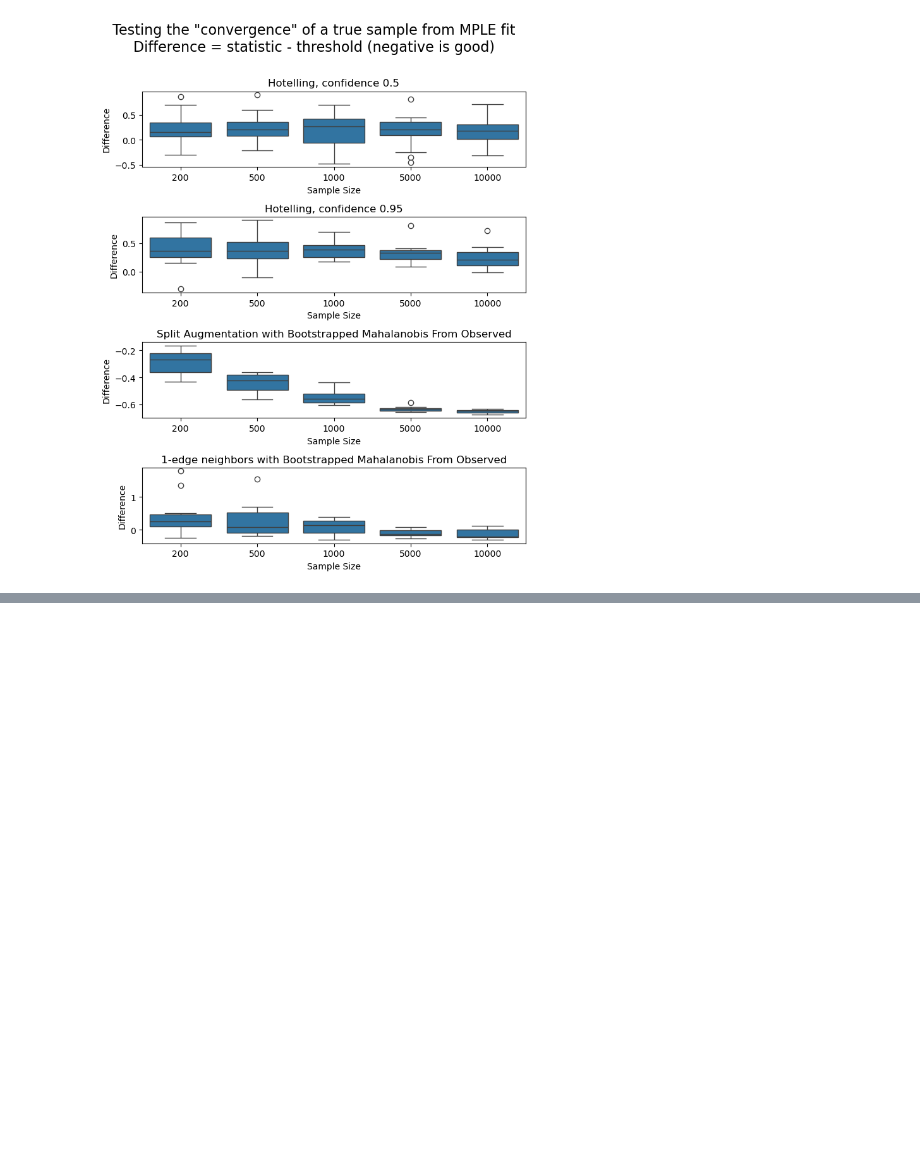
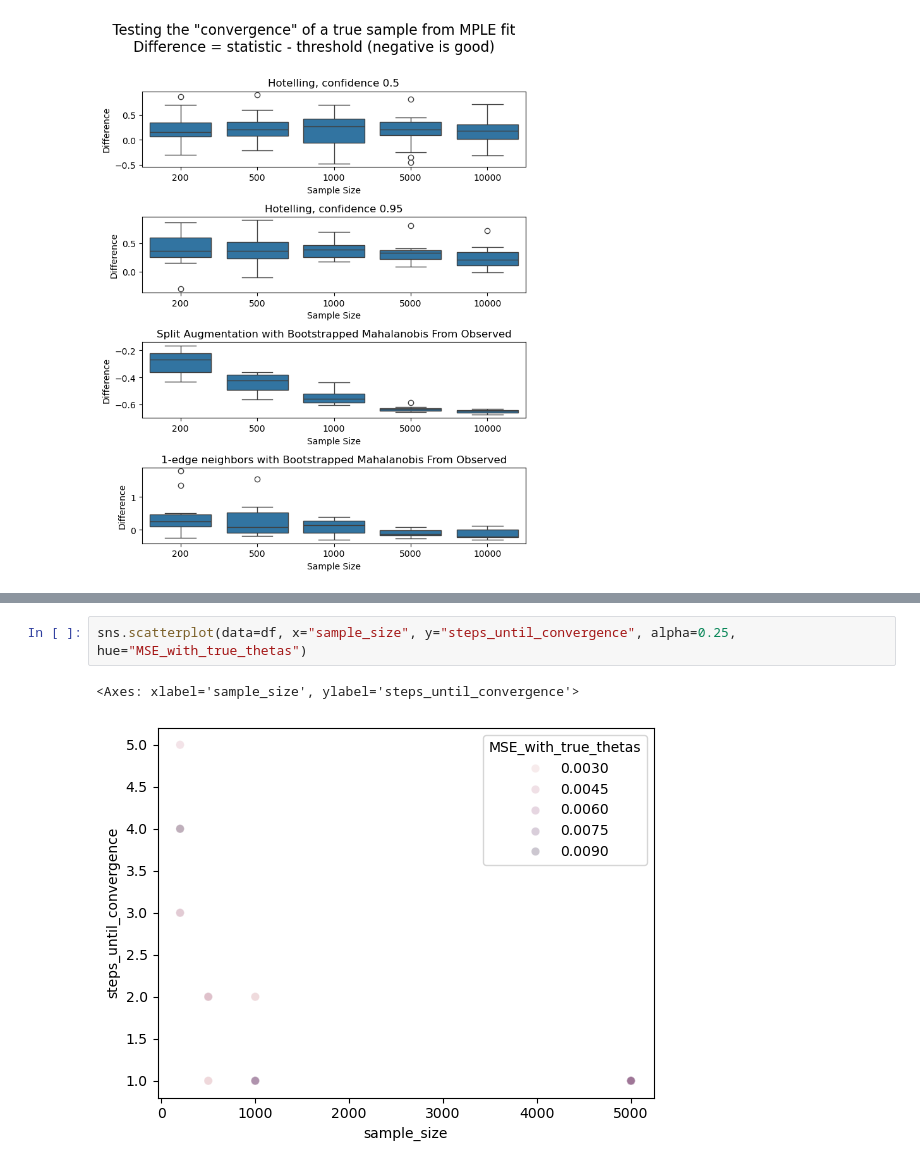
Before and after one commit to tomtalp/pyERGM, a Jupyter notebook: examples/convergence_benchmarks.ipynb, the cells around one changed output, grey strips where cells are left out. Drawn from its saved outputs; the diff is of its cells as text; blank space fills up the shorter version.

```diff
--- a/examples/convergence_benchmarks.ipynb
+++ b/examples/convergence_benchmarks.ipynb
@@ -661,0 +742,5 @@ plt.show()
+# %%
+sns.scatterplot(data=df, x="sample_size", y="steps_until_convergence", alpha=0.25, hue="MSE_with_true_thetas")
+# %% [output]
+<Axes: xlabel='sample_size', ylabel='steps_until_convergence'>
+[figure, added]
```
Also changed, not shown: parts of 28 cells of this notebook, 2 other files.
